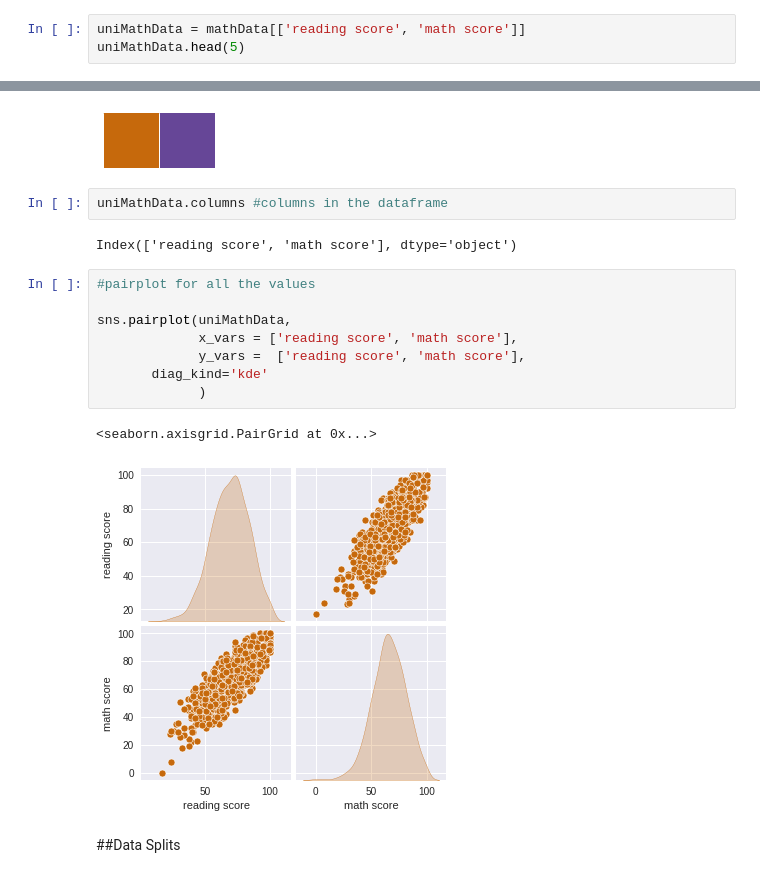
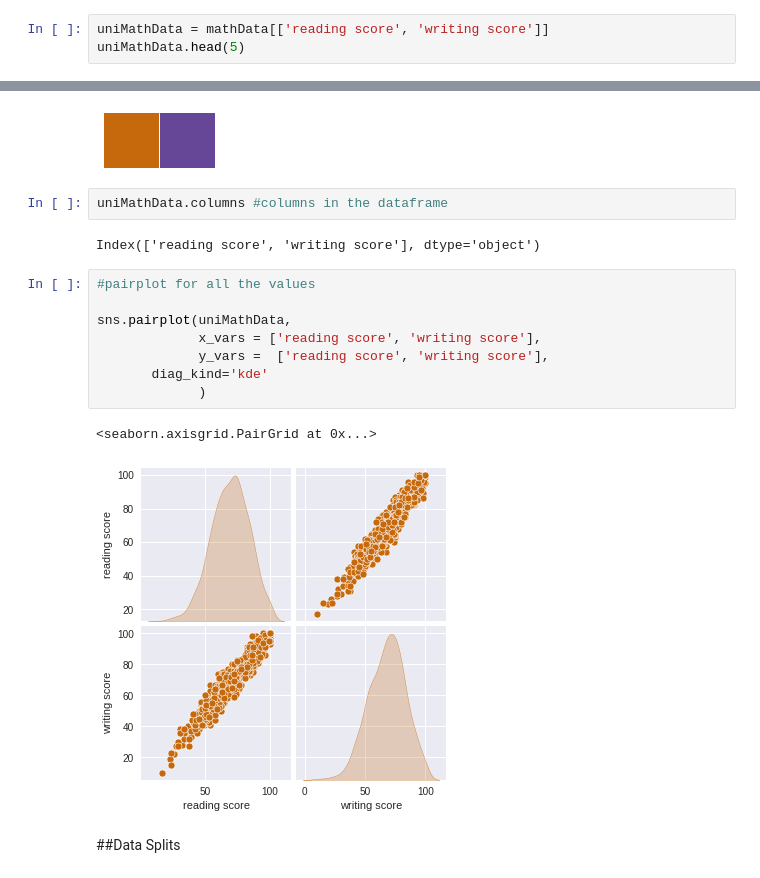
Before and after one commit to stutimongia2024/MLnow_2.0, a Jupyter notebook: 01_Univariate.ipynb, the cells around one changed output, grey strips where cells are left out. Saved outputs shown, nothing was run; the diff lists cells and outputs as text.

```diff
--- a/01_Univariate.ipynb
+++ b/01_Univariate.ipynb
@@ -53,4 +53,4 @@ We are just going to consider the columns reading score and math score for univa
 # %%
-uniMathData = mathData[['reading score', 'math score']]
+uniMathData = mathData[['reading score', 'writing score']]
 uniMathData.head(5)
 # %% [output]
@@ -86,18 +86,18 @@ sns.palplot(sns.color_palette(sns_colors)) #plot the color codes
 # %%
 uniMathData.columns #columns in the dataframe
 # %% [output]
-Index(['reading score', 'math score'], dtype='object')
+Index(['reading score', 'writing score'], dtype='object')
 # %%
 #pairplot for all the values
 
 sns.pairplot(uniMathData,
-             x_vars = ['reading score', 'math score'],
-             y_vars =  ['reading score', 'math score'],
+             x_vars = ['reading score', 'writing score'],
+             y_vars =  ['reading score', 'writing score'],
        diag_kind='kde'
              )
 # %% [output]
 <seaborn.axisgrid.PairGrid at 0x...>
-[figure, old version]
+[figure, new version]
 # %% [markdown]
 ##Data Splits
 # %%
```
Also changed, not shown: parts of 15 cells of this notebook.
